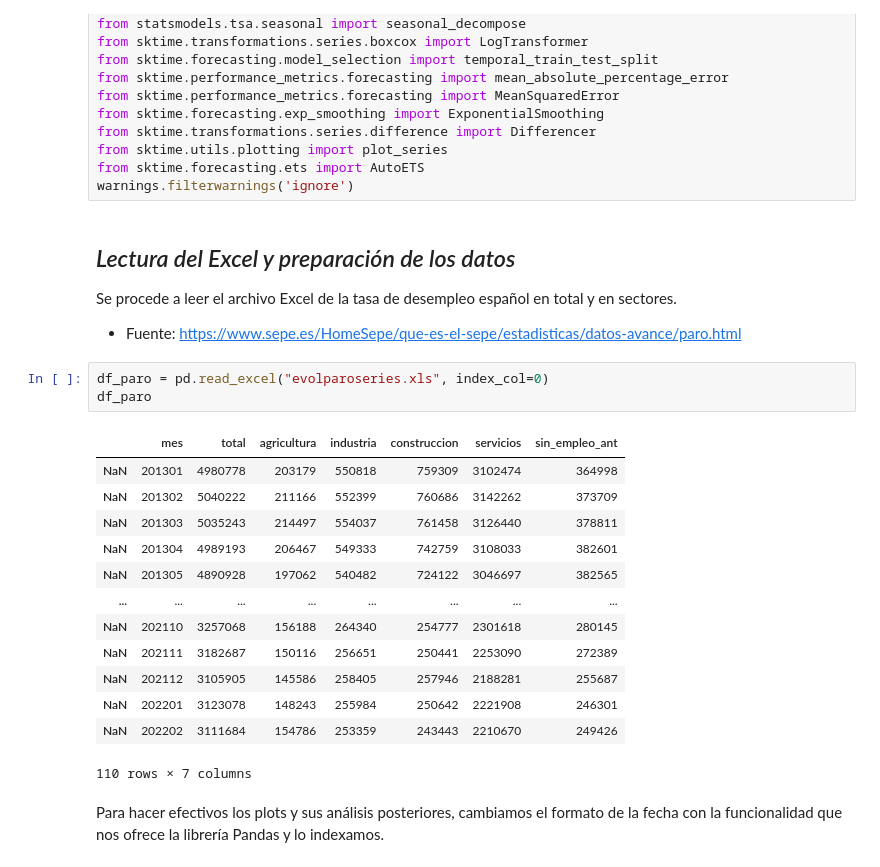
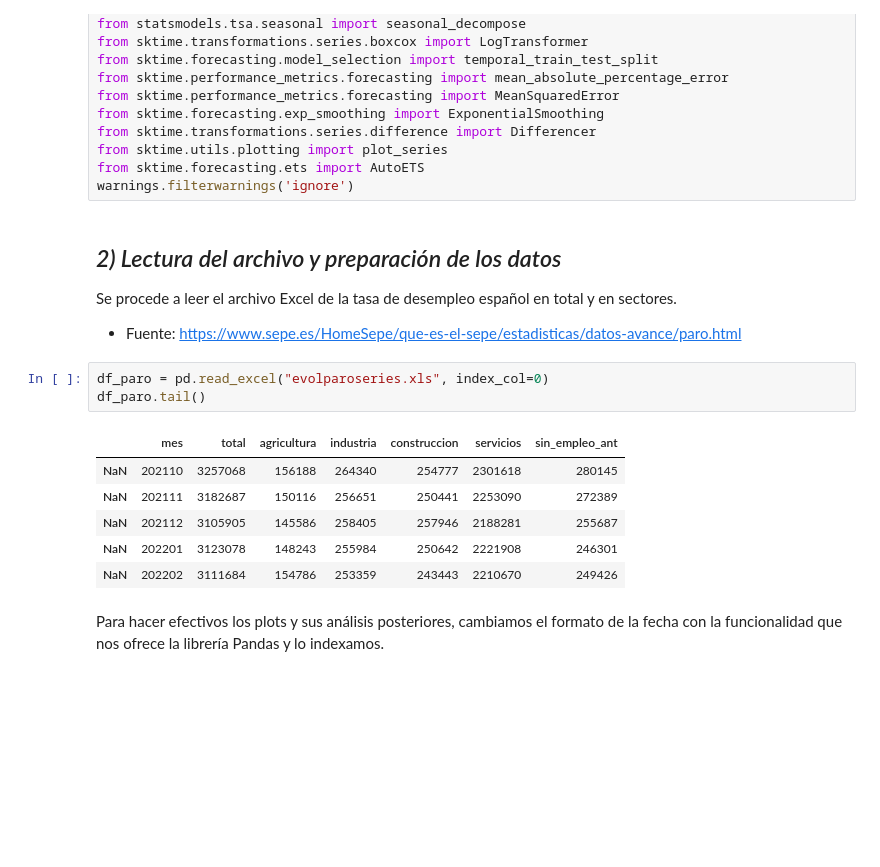
Before and after one commit to algoriv92/TFM, a Jupyter notebook: notebooks/df_paro.ipynb, the cells around one changed output. Drawn from its saved outputs; the diff is of its cells as text; blank space fills up the shorter version.

```diff
--- a/notebooks/df_paro.ipynb
+++ b/notebooks/df_paro.ipynb
@@ -28,27 +43,20 @@ from sktime.utils.plotting import plot_series
 from sktime.forecasting.ets import AutoETS
 warnings.filterwarnings('ignore')
 # %% [markdown]
-## *Lectura del Excel y preparación de los datos*
+## *2) Lectura del archivo y preparación de los datos*
 Se procede a leer el archivo Excel de la tasa de desempleo español en total y en sectores.
 
 - Fuente: https://www.sepe.es/HomeSepe/que-es-el-sepe/estadisticas/datos-avance/paro.html
 # %%
 df_paro = pd.read_excel("evolparoseries.xls", index_col=0)
-df_paro
+df_paro.tail()
 # %% [output]
 |  | mes | total | agricultura | industria | construccion | servicios | sin_empleo_ant |
-| NaN | 201301 | 4980778 | 203179 | 550818 | 759309 | 3102474 | 364998 |
-| NaN | 201302 | 5040222 | 211166 | 552399 | 760686 | 3142262 | 373709 |
-| NaN | 201303 | 5035243 | 214497 | 554037 | 761458 | 3126440 | 378811 |
-| NaN | 201304 | 4989193 | 206467 | 549333 | 742759 | 3108033 | 382601 |
-| NaN | 201305 | 4890928 | 197062 | 540482 | 724122 | 3046697 | 382565 |
-| ... | ... | ... | ... | ... | ... | ... | ... |
 | NaN | 202110 | 3257068 | 156188 | 264340 | 254777 | 2301618 | 280145 |
 | NaN | 202111 | 3182687 | 150116 | 256651 | 250441 | 2253090 | 272389 |
 | NaN | 202112 | 3105905 | 145586 | 258405 | 257946 | 2188281 | 255687 |
 | NaN | 202201 | 3123078 | 148243 | 255984 | 250642 | 2221908 | 246301 |
 | NaN | 202202 | 3111684 | 154786 | 253359 | 243443 | 2210670 | 249426 |
-110 rows × 7 columns
 # %% [markdown]
 Para hacer efectivos los plots y sus análisis posteriores, cambiamos el formato de la fecha con la funcionalidad que nos ofrece la librería Pandas y lo indexamos.
 # %%
```
Also changed, not shown: parts of 20 cells of this notebook, 1 other file.
